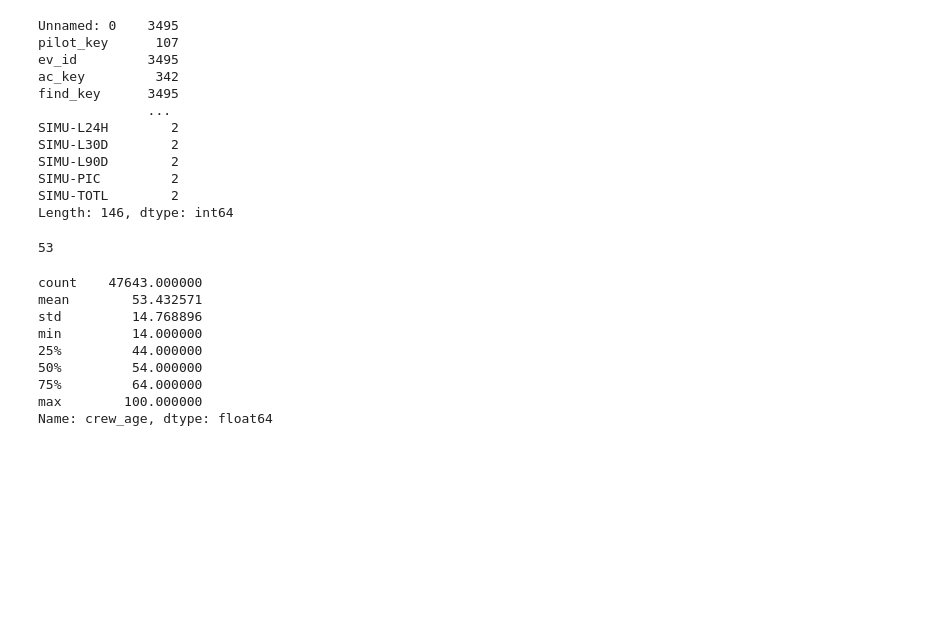
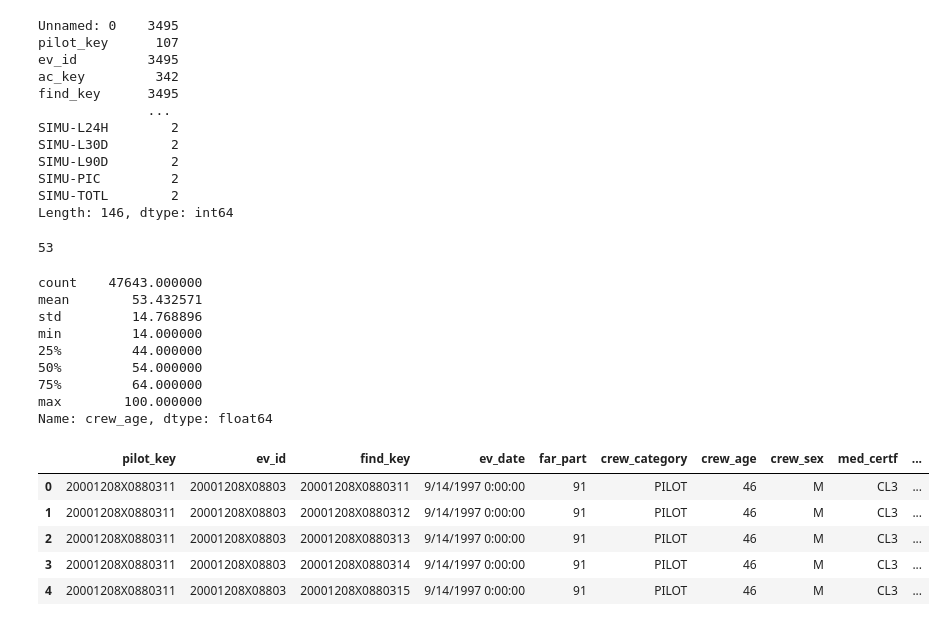
Before and after one commit to birr-data/capstone2, a Jupyter notebook: notebooks/2.0-mjg-eda.ipynb, the cells around one changed output. Drawn from its saved outputs; the diff is of its cells as text; code cells hidden in the pictures; blank space fills up the shorter version.

```diff
--- a/notebooks/2.0-mjg-eda.ipynb
+++ b/notebooks/2.0-mjg-eda.ipynb
@@ -177,0 +187,17 @@ Name: crew_age, dtype: float64
+# %%
+to_drop = ['ac_key', 'second_pilot', 'ev_country', 'flt_plan_filed', 'phase_flt_spec', 'CERT_RMPT',
+           'OTHR_SUAS', 'SIMU-INST', 'SIMU-IRCV', 'SIMU-L24H', 'SIMU-L30D', 'SIMU-L90D', 'SIMU-PIC',
+           'ROTO-INST', 'ROTO-IRCV', 'ROTO-L24H', 'ROTO-L30D', 'ROTO-L90D', 'ROTO-PIC', 'ROTO-TOTL',
+           'OTHR_AIRS', 'OTHR_BALL', 'OTHR_GLI', 'OTHR_GYRO', 'OTHR_HELI', 'OTHR_PLFT', 'OTHR_SUAS', 'OTHR_NONE',
+           'LTA-INST', 'LTA-IRCV', 'LTA-L24H', 'LTA-L30D', 'LTA-L90D', 'LTA-PIC', 'LTA-TOTL', 'Unnamed: 0',
+           'INSTR_PLFT', 'CERT_FE', 'INSTR_GYRO', 'INSTR_HELI', 'INSTR_IHEL','INSTRUM_HELI', 'INSTR_PLFT',
+           'INC-NO','REL-NO', 'INSTRUM_PLFT']
+eda.drop(columns=to_drop, inplace=True)
+eda.head()
+# %% [output]
+|  | pilot_key | ev_id | find_key | ev_date | far_part | crew_category | crew_age | crew_sex | med_certf | ... |
+| 0 | 20001208X0880311 | 20001208X08803 | 20001208X0880311 | 9/14/1997 0:00:00 | 91 | PILOT | 46 | M | CL3 | ... |
+| 1 | 20001208X0880311 | 20001208X08803 | 20001208X0880312 | 9/14/1997 0:00:00 | 91 | PILOT | 46 | M | CL3 | ... |
+| 2 | 20001208X0880311 | 20001208X08803 | 20001208X0880313 | 9/14/1997 0:00:00 | 91 | PILOT | 46 | M | CL3 | ... |
+| 3 | 20001208X0880311 | 20001208X08803 | 20001208X0880314 | 9/14/1997 0:00:00 | 91 | PILOT | 46 | M | CL3 | ... |
+| 4 | 20001208X0880311 | 20001208X08803 | 20001208X0880315 | 9/14/1997 0:00:00 | 91 | PILOT | 46 | M | CL3 | ... |
```
Also changed, not shown: parts of 30 cells of this notebook.
